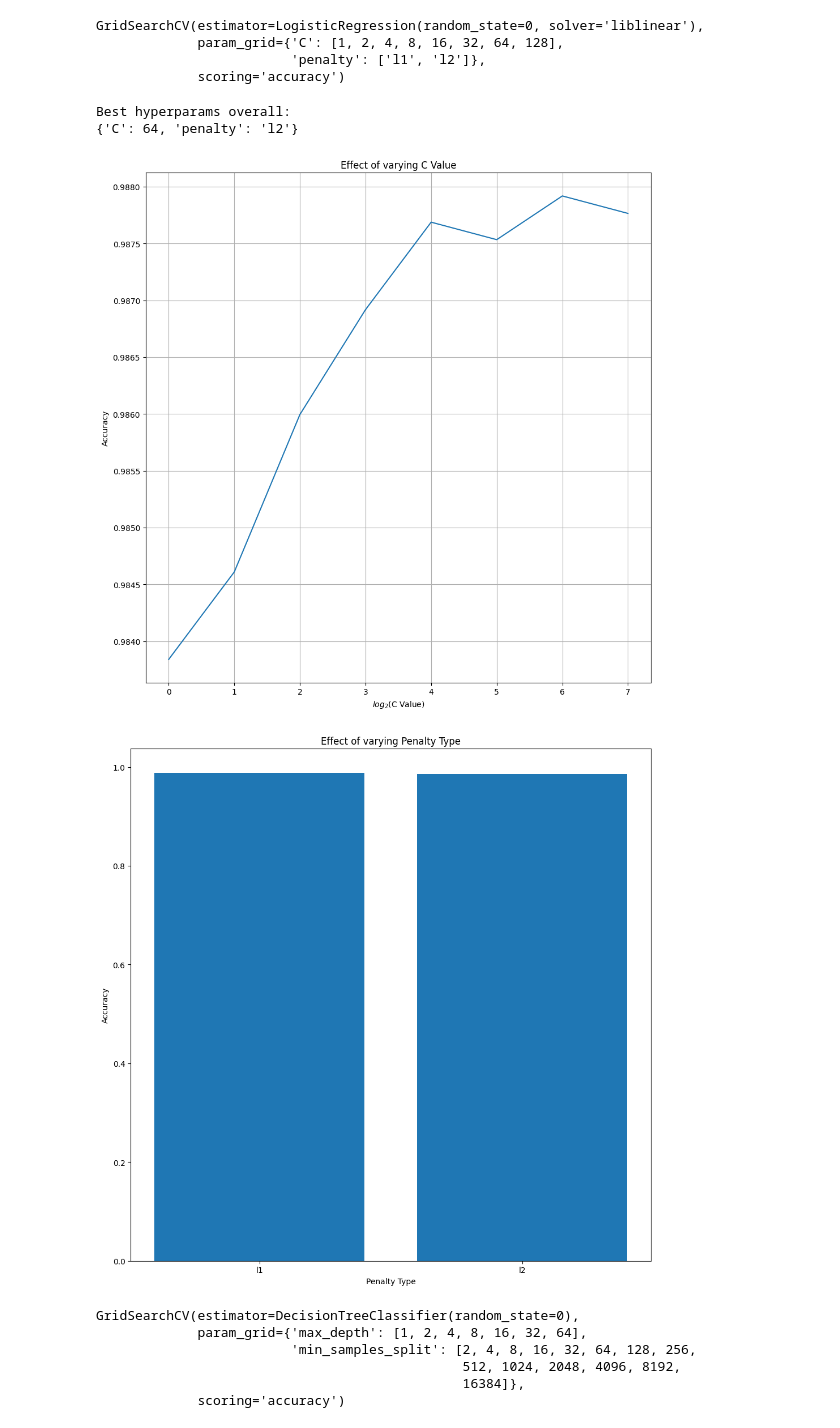
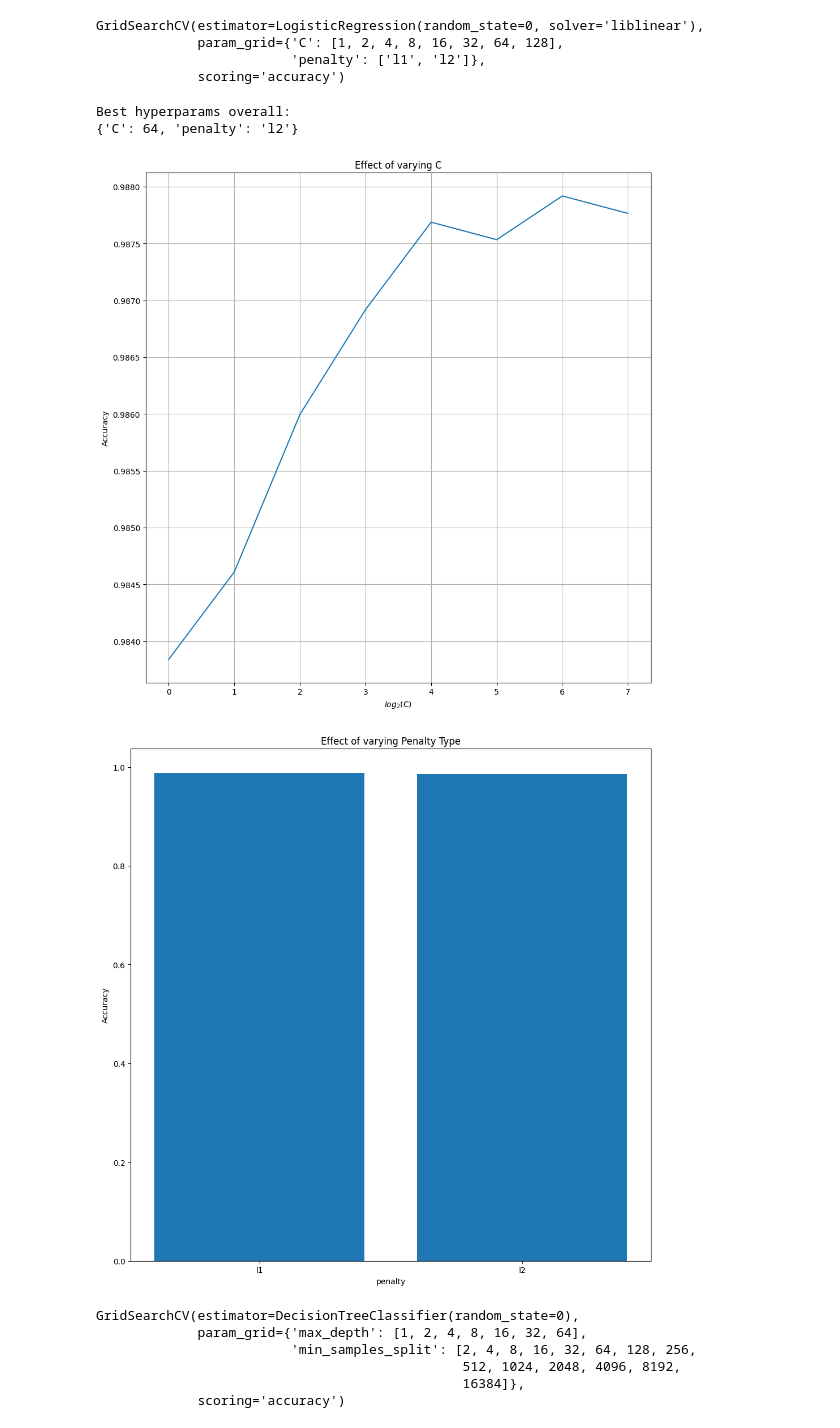
Before and after one commit to COSC5557/hyperparameter-optimization-Mikey-E, a Jupyter notebook: HPO.ipynb, the cells around one changed output. Saved outputs shown, nothing was run; the diff lists cells and outputs as text; code cells hidden in the pictures.

```diff
--- a/HPO.ipynb
+++ b/HPO.ipynb
@@ -53,6 +54,18 @@ min         0.000000
 75%         1.000000
 max         1.000000
 Name: quality, dtype: float64
+# %%
+#Create decoder for hyperparam values between variable names and human-readable (mostly for graphs)
+hp_decoder = {
+    "max_depth": "Max Depth",
+    "min_samples_split": "Min Samples for Split",
+    "n_estimators" :    "Number of Trees",
+    "C" : "C",
+    "kernel" : "Kernel Type",
+    "penalty" : "Penalty Type",
+    "n_neighbors" : "Number of Neighbors",
+    "metric" : "Distance Metric",
+}
 # %%
 #Function to create graphs of average hyperparameter performance and also display best config
 
@@ -79,6 +92,8 @@ def evaluate(best_params,
 
     file_path = "graphs/" + model_type + "/"
 
+    param_evals = {}
+
     for hyperparam_list, exponents, cv_results, name in hyperparam_data:
         avgs = []
         for candidate in hyperparam_list:
@@ -86,6 +101,8 @@ def evaluate(best_params,
             hyperparam_performances = [performances[index] for index in indexes]
             avg = sum(hyperparam_performances)/len(hyperparam_performances)
             avgs.append(avg)
+
+        param_evals[name] = avgs
 
         plt.figure(figsize=(10,10))
         if exponents != None:
@@ -95,14 +112,16 @@ def evaluate(best_params,
         else: #categorical hyperparam
             plt.bar(hyperparam_list, avgs)
             plt.tight_layout()
-        plt.title("Effect of varying " + name)
-        plt.xlabel(name if exponents == None else "$log_2$(" + name + ")")
+        plt.title("Effect of varying " + hp_decoder[name])
+        plt.xlabel(name if exponents == None else "$log_2$(" + hp_decoder[name] + ")")
         plt.ylabel("Negative Loss" if is_regression else "Accuracy")
         plt.tight_layout()
         plt.savefig(file_path + model_type + "_" + name)
 
     print("Best hyperparams overall:")
     print(best_params)
+
+    return param_evals
 # %%
 #Model 1 - Decision Tree
 
@@ -262,19 +281,19 @@ Best hyperparams overall:
 from sklearn.linear_model import LogisticRegression
 
 #Hyperparams - exponential grid-search, also some categorical choices for hyperparams
-hp_list_C_exponents = [i for i in range(0,8)]
-hp_list_C = [2**i for i in hp_list_C_exponents]
+hp_list_C_exponents_log = [i for i in range(0,8)]
+hp_list_C_log = [2**i for i in hp_list_C_exponents_log]
 
-hp_list_penalty = ['l1', 'l2'] #Note that for these, not all solvers are compatible. liblinear is one that is compatible
+hp_list_penalty_log = ['l1', 'l2'] #Note that for these, not all solvers are compatible. liblinear is one that is compatible
 
-parameters = {
-    'C': hp_list_C,
-    'penalty' : hp_list_penalty,
+params_inputs_log = {
+    'C': hp_list_C_log,
+    'penalty' : hp_list_penalty_log,
 }
 # %%
 #Training (takes about 40 seconds)
 log_reg_model = LogisticRegression(random_state=0, solver='liblinear')
-GS = GridSearchCV(log_reg_model, parameters, scoring='accuracy')
+GS = GridSearchCV(log_reg_model, params_inputs_log, scoring='accuracy')
 GS.fit(features_all.to_numpy(), target_all.to_numpy())
 # %% [output]
 GridSearchCV(estimator=LogisticRegression(random_state=0, solver='liblinear'),
@@ -284,25 +303,25 @@ GridSearchCV(estimator=LogisticRegression(random_state=0, solver='liblinear'),
 # %%
 #Now to plot how the hyperparams change the model performance (on average)
 
 #First to get lists of what params were used at each run
 cv_C = GS.cv_results_['param_C']
 cv_penalty = GS.cv_results_['param_penalty']
 
 #And the score obtained at that run
 performances = GS.cv_results_['mean_test_score']
 
 #Group hyperparam data pre-evaluation
 hyperparam_data = [
-    (hp_list_C, hp_list_C_exponents, cv_C, "C Value"),
-    (hp_list_penalty, None, cv_penalty, "Penalty Type"),
+    (hp_list_C_log, hp_list_C_exponents_log, cv_C, "C"),
+    (hp_list_penalty_log, None, cv_penalty, "penalty"),
 ]
 
-evaluate(GS.best_params_, hyperparam_data, performances, "logistic_regression", is_regression=False)
+params_evals_log = evaluate(GS.best_params_, hyperparam_data, performances, "logistic_regression", is_regression=False)
 # %% [output]
 Best hyperparams overall:
 {'C': 64, 'penalty': 'l2'}
-[figure, old version]
+[figure, new version]
-[figure, old version]
+[figure, new version]
 # %%
 #Model 3 - Decision Tree classifier
 from sklearn.tree import DecisionTreeClassifier
```
Also changed, not shown: parts of 24 cells of this notebook, 24 other files.
